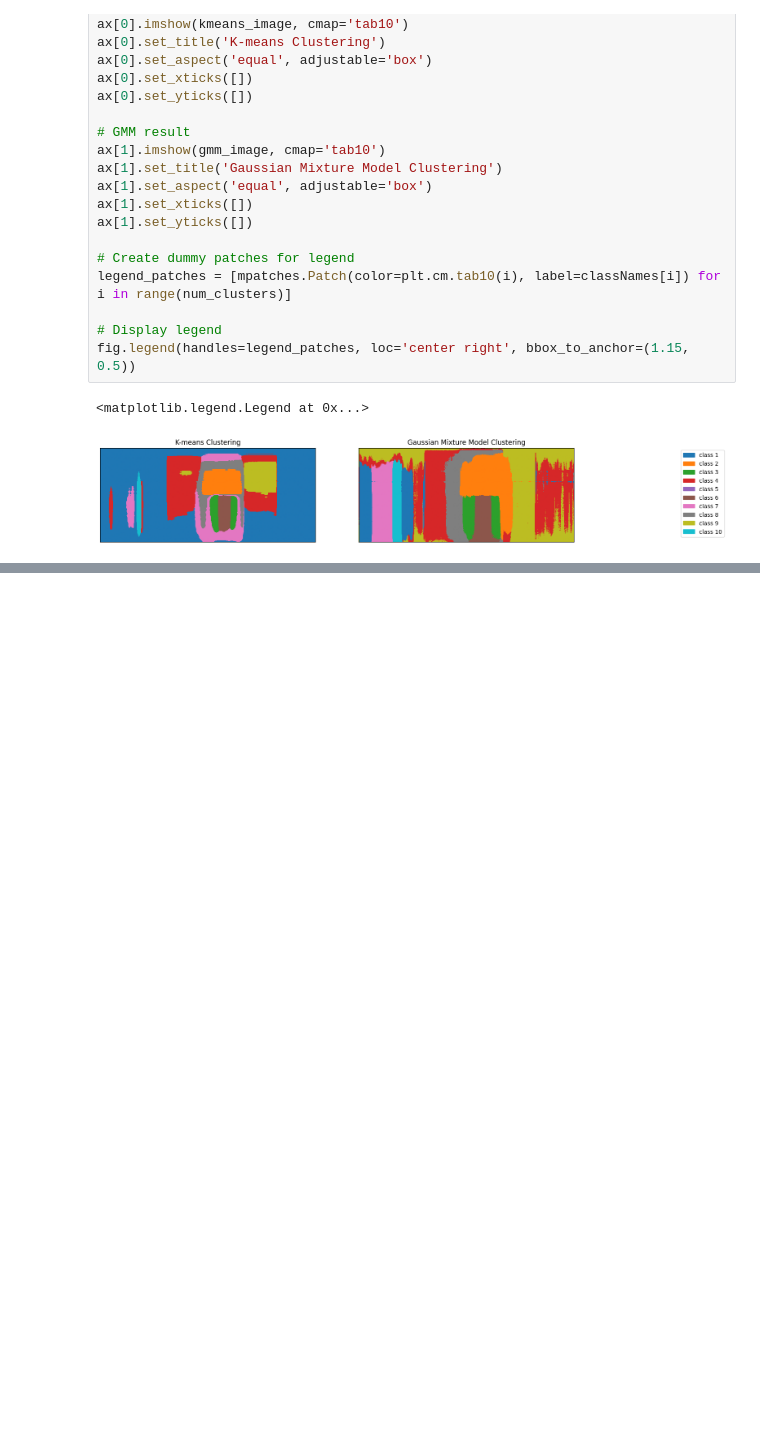
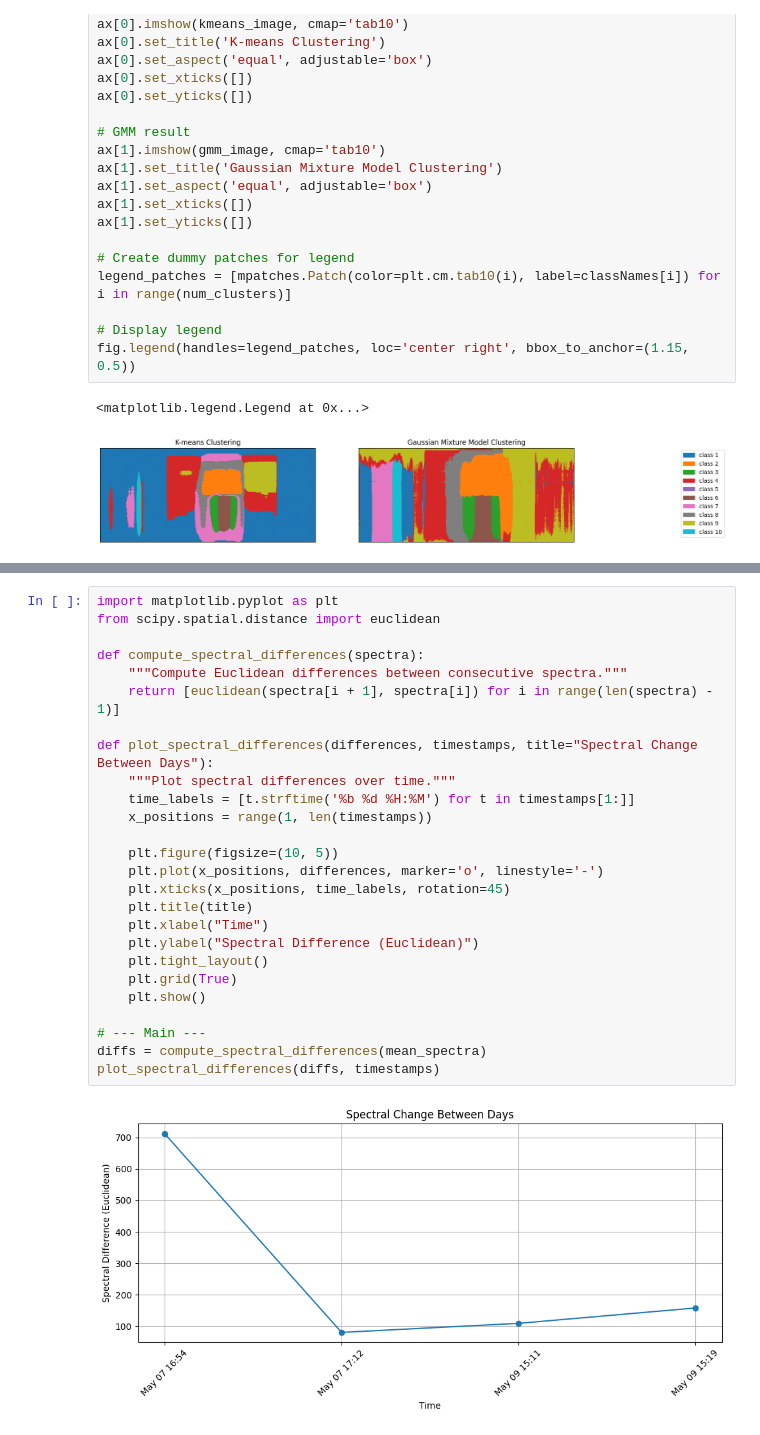
Before and after one commit to Hezengin/HSI-Sortingsystem, a Jupyter notebook: hsi_data_analysis.ipynb, the cells around one changed output, grey strips where cells are left out. Drawn from its saved outputs; the diff is of its cells as text; blank space fills up the shorter version.

```diff
--- a/hsi_data_analysis.ipynb
+++ b/hsi_data_analysis.ipynb
@@ -296,0 +343,28 @@ fig.legend(handles=legend_patches, loc='center right', bbox_to_anchor=(1.15, 0.5
+# %%
+import matplotlib.pyplot as plt
+from scipy.spatial.distance import euclidean
+
+def compute_spectral_differences(spectra):
+    """Compute Euclidean differences between consecutive spectra."""
+    return [euclidean(spectra[i + 1], spectra[i]) for i in range(len(spectra) - 1)]
+
+def plot_spectral_differences(differences, timestamps, title="Spectral Change Between Days"):
+    """Plot spectral differences over time."""
+    time_labels = [t.strftime('%b %d %H:%M') for t in timestamps[1:]]
+    x_positions = range(1, len(timestamps))
+
+    plt.figure(figsize=(10, 5))
+    plt.plot(x_positions, differences, marker='o', linestyle='-')
+    plt.xticks(x_positions, time_labels, rotation=45)
+    plt.title(title)
+    plt.xlabel("Time")
+    plt.ylabel("Spectral Difference (Euclidean)")
+    plt.tight_layout()
+    plt.grid(True)
+    plt.show()
+
+# --- Main ---
+diffs = compute_spectral_differences(mean_spectra)
+plot_spectral_differences(diffs, timestamps)
+# %% [output]
+[figure, added]
```
Also changed, not shown: parts of 19 cells of this notebook.
